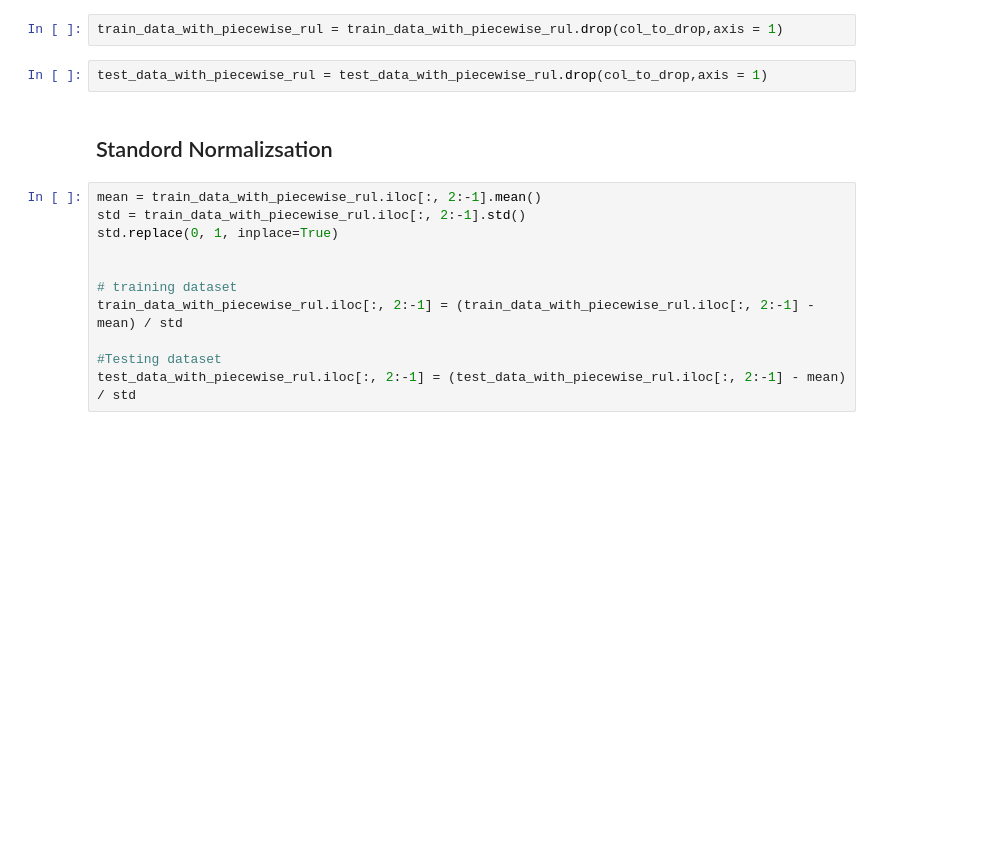
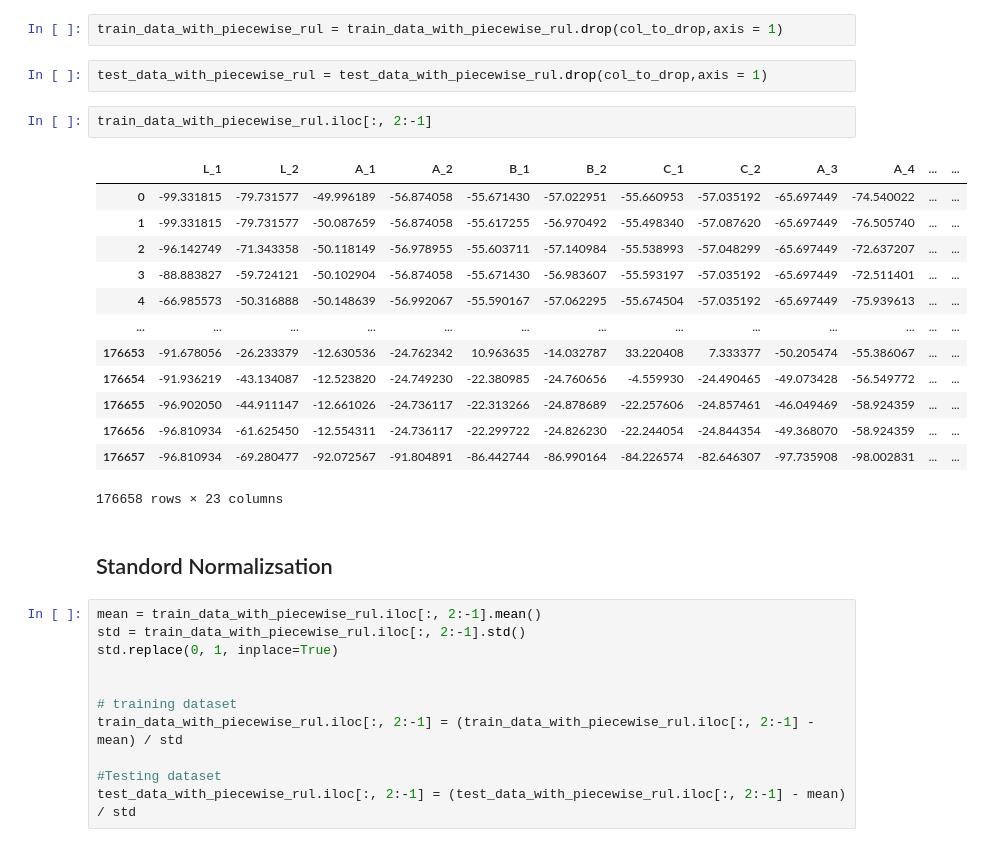
Before and after one commit to JoeZYX/AutoRUL, a Jupyter notebook: kaggel_plant.ipynb, the cells around one changed output. Cells and saved outputs as stored; diff of their text form; blank space fills up the shorter version.

```diff
--- a/kaggel_plant.ipynb
+++ b/kaggel_plant.ipynb
@@ -263,6 +263,22 @@ col_to_drop = identify_and_remove_unique_columns(train_data_with_piecewise_rul,
 train_data_with_piecewise_rul = train_data_with_piecewise_rul.drop(col_to_drop,axis = 1)
 # %%
 test_data_with_piecewise_rul = test_data_with_piecewise_rul.drop(col_to_drop,axis = 1)
+# %%
+train_data_with_piecewise_rul.iloc[:, 2:-1]
+# %% [output]
+|  | L_1 | L_2 | A_1 | A_2 | B_1 | B_2 | C_1 | C_2 | A_3 | A_4 | ... | ... |
+| 0 | -99.331815 | -79.731577 | -49.996189 | -56.874058 | -55.671430 | -57.022951 | -55.660953 | -57.035192 | -65.697449 | -74.540022 | ... | ... |
+| 1 | -99.331815 | -79.731577 | -50.087659 | -56.874058 | -55.617255 | -56.970492 | -55.498340 | -57.087620 | -65.697449 | -76.505740 | ... | ... |
+| 2 | -96.142749 | -71.343358 | -50.118149 | -56.978955 | -55.603711 | -57.140984 | -55.538993 | -57.048299 | -65.697449 | -72.637207 | ... | ... |
+| 3 | -88.883827 | -59.724121 | -50.102904 | -56.874058 | -55.671430 | -56.983607 | -55.593197 | -57.035192 | -65.697449 | -72.511401 | ... | ... |
+| 4 | -66.985573 | -50.316888 | -50.148639 | -56.992067 | -55.590167 | -57.062295 | -55.674504 | -57.035192 | -65.697449 | -75.939613 | ... | ... |
+| ... | ... | ... | ... | ... | ... | ... | ... | ... | ... | ... | ... | ... |
+| 176653 | -91.678056 | -26.233379 | -12.630536 | -24.762342 | 10.963635 | -14.032787 | 33.220408 | 7.333377 | -50.205474 | -55.386067 | ... | ... |
+| 176654 | -91.936219 | -43.134087 | -12.523820 | -24.749230 | -22.380985 | -24.760656 | -4.559930 | -24.490465 | -49.073428 | -56.549772 | ... | ... |
+| 176655 | -96.902050 | -44.911147 | -12.661026 | -24.736117 | -22.313266 | -24.878689 | -22.257606 | -24.857461 | -46.049469 | -58.924359 | ... | ... |
+| 176656 | -96.810934 | -61.625450 | -12.554311 | -24.736117 | -22.299722 | -24.826230 | -22.244054 | -24.844354 | -49.368070 | -58.924359 | ... | ... |
+| 176657 | -96.810934 | -69.280477 | -92.072567 | -91.804891 | -86.442744 | -86.990164 | -84.226574 | -82.646307 | -97.735908 | -98.002831 | ... | ... |
+176658 rows × 23 columns
 # %% [markdown]
 ## Standord Normalizsation
 # %%
```
Also changed, not shown: parts of 2 cells of this notebook, 3 other files.
